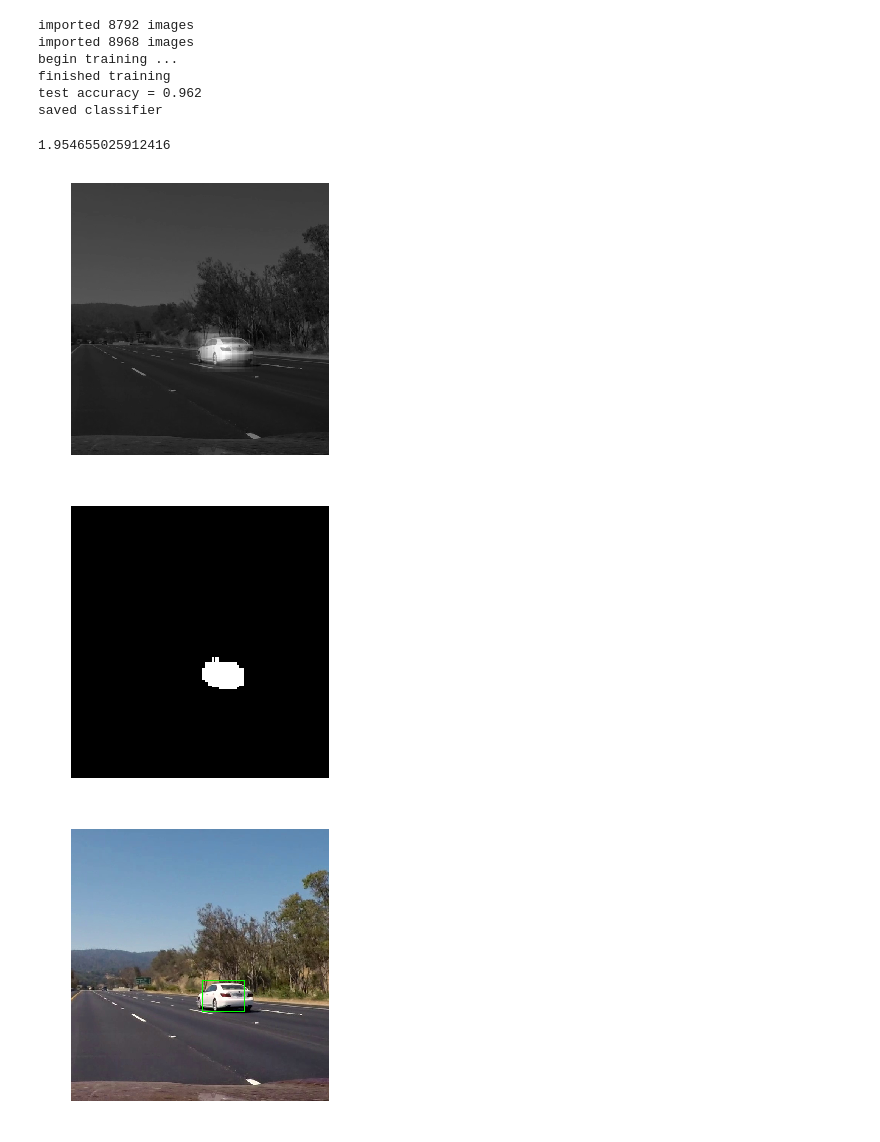
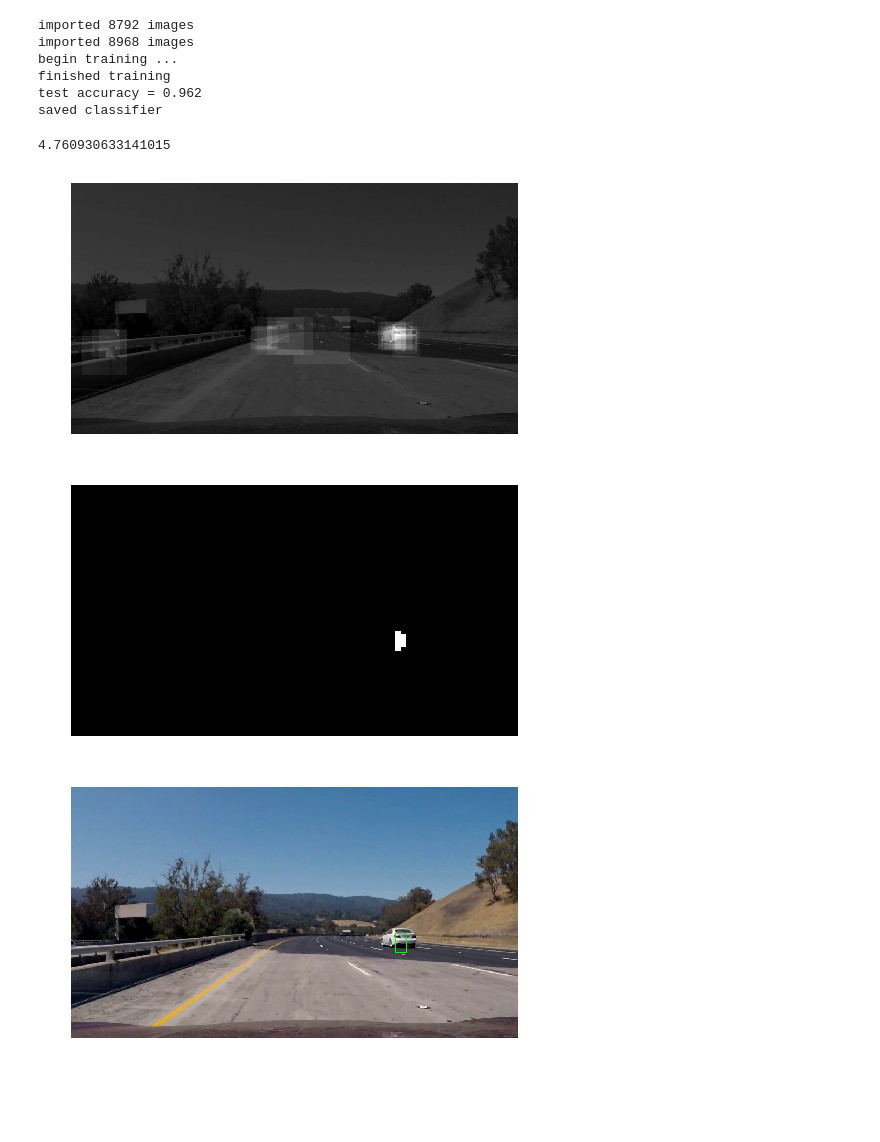
Before and after one commit to Corni33/CarND_P5_VehicleDetection, a Jupyter notebook: vehicle_detection.ipynb, the cells around one changed output. Drawn from its saved outputs; the diff is of its cells as text; code cells hidden in the pictures; blank space fills up the shorter version.

```diff
--- a/vehicle_detection.ipynb
+++ b/vehicle_detection.ipynb
@@ -375,17 +375,17 @@ class DetectionLevel:
 
 
 detection_levels = []
-detection_levels.append(DetectionLevel((0.25, 0.75), (0.55, 0.7), 1.0, 1))
+detection_levels.append(DetectionLevel((0.2, 0.8), (0.55, 0.7), 1.0, 1))
 detection_levels.append(DetectionLevel((0, 1), (0.55, 0.7), 0.9, 1))
 detection_levels.append(DetectionLevel((0, 1), (0.5, 0.7), 0.8, 1))
 detection_levels.append(DetectionLevel((0, 1), (0.5, 0.7), 0.6, 1))
 detection_levels.append(DetectionLevel((0, 1), (0.5, 0.8), 0.5, 1))
-detection_levels.append(DetectionLevel((0, 1), (0.45, 0.8), 0.4, 1))
-detection_levels.append(DetectionLevel((0, 1), (0.4, 0.8), 0.3, 1))
-detection_levels.append(DetectionLevel((0, 1), (0.3, 1), 0.2, 2))
+detection_levels.append(DetectionLevel((0, 1), (0.5, 0.8), 0.4, 1))
+detection_levels.append(DetectionLevel((0, 1), (0.5, 0.8), 0.3, 1))
+#detection_levels.append(DetectionLevel((0, 1), (0.3, 1), 0.2, 2))
 
 
-def get_sliding_window_features(img_orig):
+def calculate_heat_map(img_orig):
 
     #if heat_map is None:
     heat_map = np.zeros((img_orig.shape[0], img_orig.shape[1]))
@@ -424,9 +424,10 @@ def get_sliding_window_features(img_orig):
             #feature_vec_combined = normalize_vec(np.concatenate((hist_feature_vec, hog_vec_0, hog_vec_1, hog_vec_2)))
 
             pred = int(classifier.predict(feature_vec_combined.reshape(1, -1)))
-            # decision_function()
+            score = classifier.decision_function(feature_vec_combined.reshape(1, -1))
 
-            if pred == 1:
+            #if pred == 1:
+            if score > 0.7:
                 #print('vehicle detected, scaling_factor = {}'.format(level.scaling_factor))
 
                 #plot_image(current_image)
@@ -444,46 +445,46 @@ def get_sliding_window_features(img_orig):
 # %%
 import time
 
-#img = cv2.imread('./test_images/test6.jpg')
-img = cv2.imread('./export2.jpg')
+#img = cv2.imread('./test_images/test5.jpg')
+img = cv2.imread('./export.jpg')
 
 t_start = time.clock()
-heat_map = get_sliding_window_features(img)
+heat_map = calculate_heat_map(img)
 print(time.clock()-t_start)
 # %% [output]
-1.954655025912416
+4.760930633141015
 # %%
 from scipy.ndimage.measurements import label
-img = cv2.imread('./export2.jpg')
+
 def draw_rectangle(img, p1, p2):
     return cv2.rectangle(img, p1, p2, (0,255,0), 2)
 
 img_gray = convert_to_gray(img)
-res = cv2.addWeighted(img_gray.astype('float64'), 0.8, heat_map, 10.0, 0)
+res = cv2.addWeighted(img_gray.astype('float64'), 0.8, heat_map, 30.0, 0)
 
 plot_image(res)
 
 
 heat_map_thresh = np.zeros_like(heat_map)
 heat_map_thresh[heat_map >= 10] = 1
 
 plot_image(heat_map_thresh)
 
 
 labeled_array, num_features = label(heat_map_thresh)
 
 for i in range(num_features):
     x_ind, y_ind = np.nonzero(labeled_array == i+1)
     #x_min = np.min(x_ind)
     #y_min = np.min(y_ind)
     #print(x_min, y_min)
     draw_rectangle(img, (np.min(y_ind), np.min(x_ind)), (np.max(y_ind), np.max(x_ind)))
 
 plot_image(img)
 # %% [output]
-[figure, old version]
+[figure, new version]
-[figure, old version]
+[figure, new version]
-[figure, old version]
+[figure, new version]
 # %%
 
 
```
Also changed, not shown: parts of 6 cells of this notebook.
